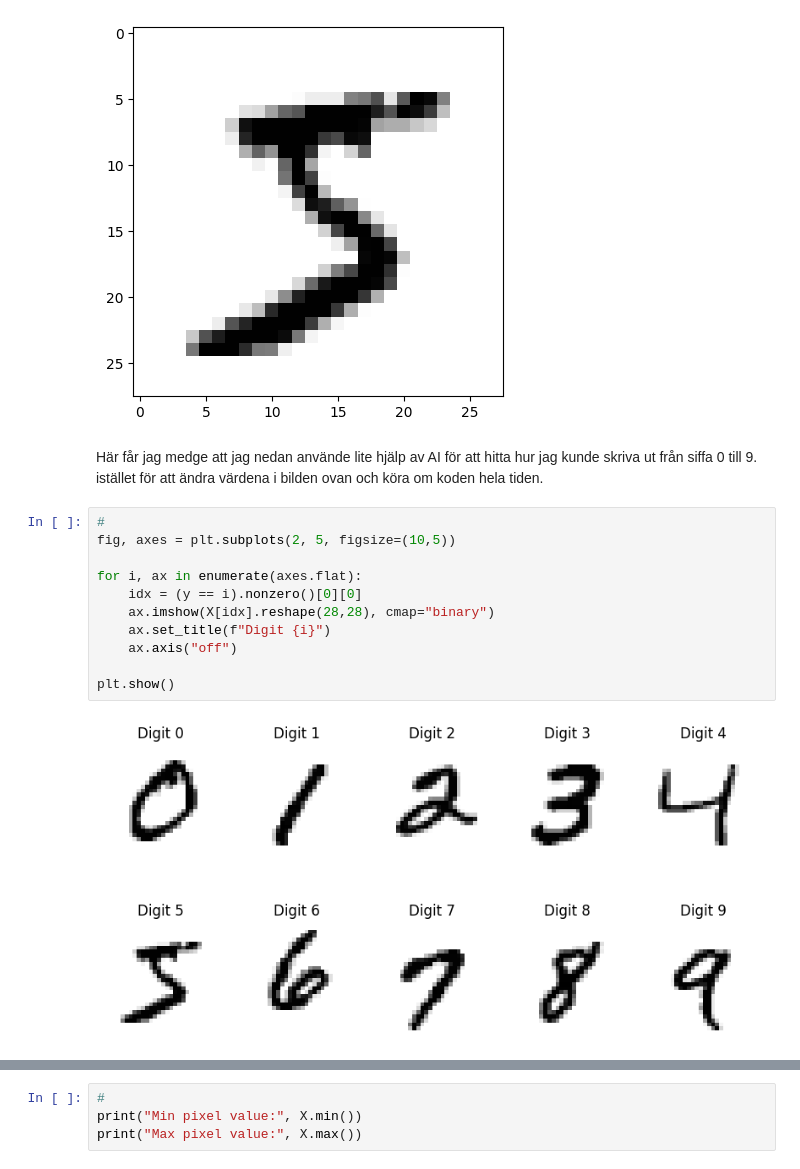
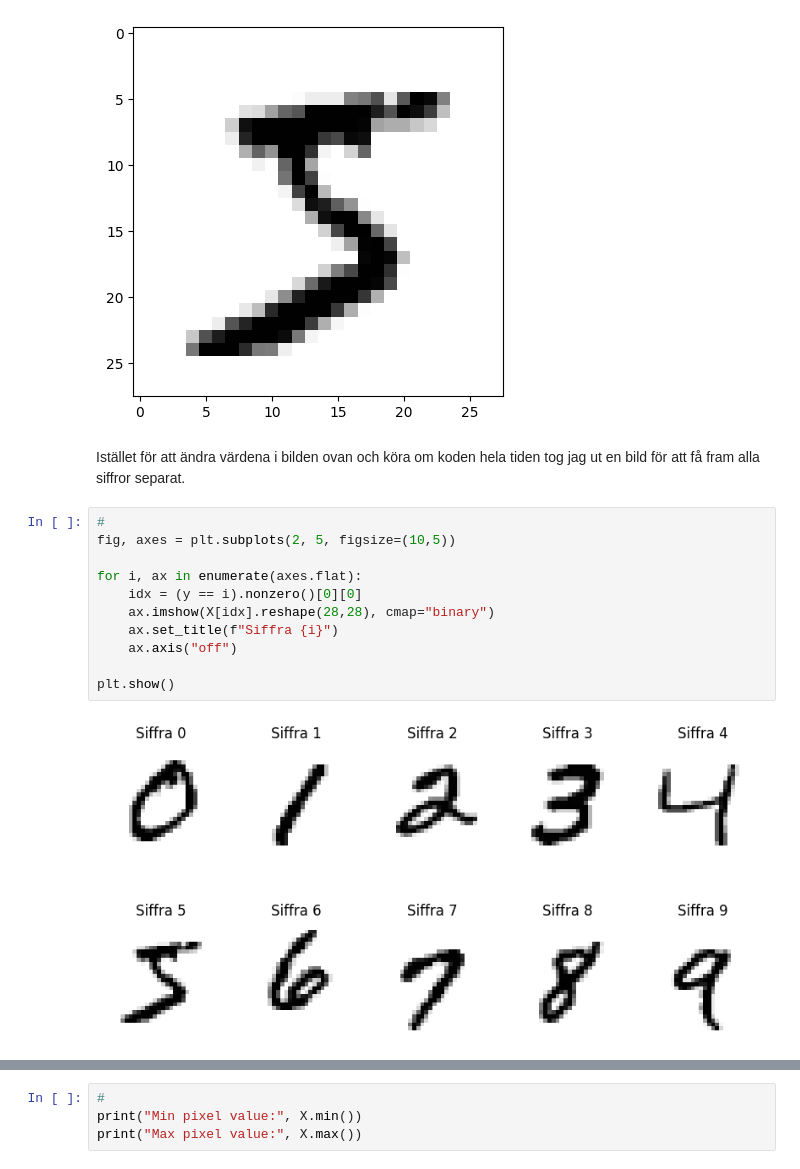
Before and after one commit to LinusMrad/ML-Kunskapskontroll-2, a Jupyter notebook: notebook/kunskapkontroll2.ipynb, the cells around one changed output, grey strips where cells are left out. Saved outputs shown, nothing was run; the diff lists cells and outputs as text.

```diff
--- a/notebook/kunskapkontroll2.ipynb
+++ b/notebook/kunskapkontroll2.ipynb
@@ -51,18 +51,18 @@ print("Sanna värdet på bilden är:", y[0])
 Sanna värdet på bilden är: 5
 [figure]
 # %% [markdown]
-Här får jag medge att jag nedan använde lite hjälp av AI för att hitta hur jag kunde skriva ut från siffa 0 till 9. istället för att ändra värdena i bilden ovan och köra om koden hela tiden.
+Istället för att ändra värdena i bilden ovan och köra om koden hela tiden tog jag ut en bild för att få fram alla siffror separat.
 # %%
 #
 fig, axes = plt.subplots(2, 5, figsize=(10,5))
 
 for i, ax in enumerate(axes.flat):
     idx = (y == i).nonzero()[0][0]
     ax.imshow(X[idx].reshape(28,28), cmap="binary")
-    ax.set_title(f"Digit {i}")
+    ax.set_title(f"Siffra {i}")
     ax.axis("off")
 
 plt.show()
 # %% [output]
-[figure, old version]
+[figure, new version]
 # %% [markdown]
```
Also changed, not shown: parts of 5 cells of this notebook.
